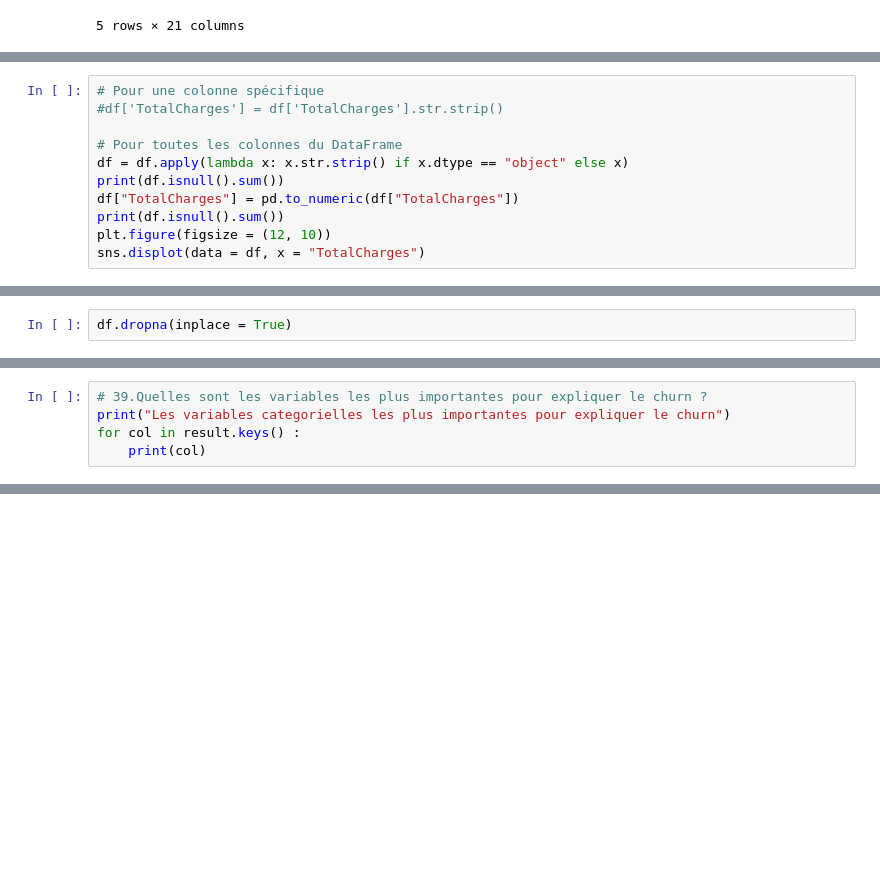
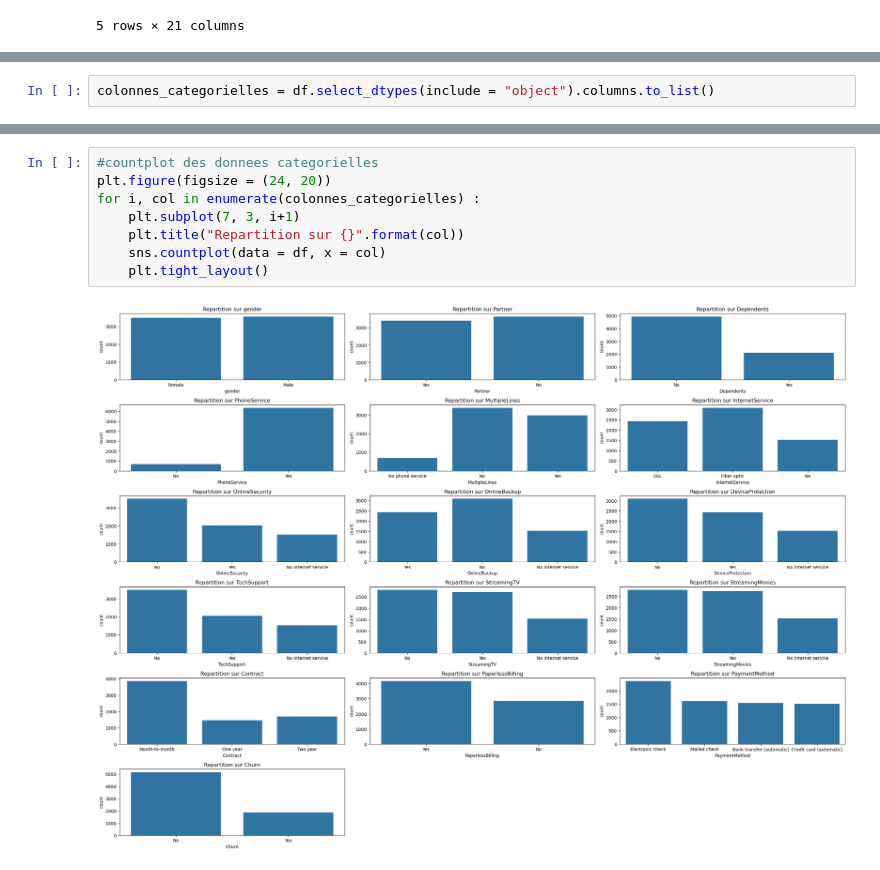
Before and after one commit to liberte1-dot/MLOPS_TP_CUSTOMERS_CHURN, a Jupyter notebook: NOTEBOOKS/Untitled.ipynb, the cells around one changed output, grey strips where cells are left out. Cells and saved outputs as stored; diff of their text form; blank space fills up the shorter version.

```diff
--- a/NOTEBOOKS/Untitled.ipynb
+++ b/NOTEBOOKS/Untitled.ipynb
@@ -207,3 +130,5 @@ valeurs uniques sur la colonne <<Churn>>
+# %%
+colonnes_categorielles = df.select_dtypes(include = "object").columns.to_list()
 # %%
 
 def repartition_donnees(data, columns) :
@@ -267,11 +161,0 @@ pd.crosstab(df['Contract'], df['Churn'])
-# %%
-# Pour une colonne spécifique
-#df['TotalCharges'] = df['TotalCharges'].str.strip()
-
-# Pour toutes les colonnes du DataFrame
-df = df.apply(lambda x: x.str.strip() if x.dtype == "object" else x)
-print(df.isnull().sum())
-df["TotalCharges"] = pd.to_numeric(df["TotalCharges"])
-print(df.isnull().sum())
-plt.figure(figsize = (12, 10))
-sns.displot(data = df, x = "TotalCharges")
@@ -488,2 +161,0 @@ dtype: int64
-# %%
-df.dropna(inplace = True)
@@ -563,5 +161,0 @@ Il y a <13> variables qui influence Churn
-# %%
-# 39.Quelles sont les variables les plus importantes pour expliquer le churn ?
-print("Les variables categorielles les plus importantes pour expliquer le churn")
-for col in result.keys() :
-    print(col)
@@ -946,0 +162,10 @@ Random Forest - F1-Score: 0.333
+# %%
+#countplot des donnees categorielles
+plt.figure(figsize = (24, 20))
+for i, col in enumerate(colonnes_categorielles) :
+    plt.subplot(7, 3, i+1)
+    plt.title("Repartition sur {}".format(col))
+    sns.countplot(data = df, x = col)
+    plt.tight_layout()
+# %% [output]
+[figure, added]
```
Also changed, not shown: parts of 54 cells of this notebook, 1 other file.
